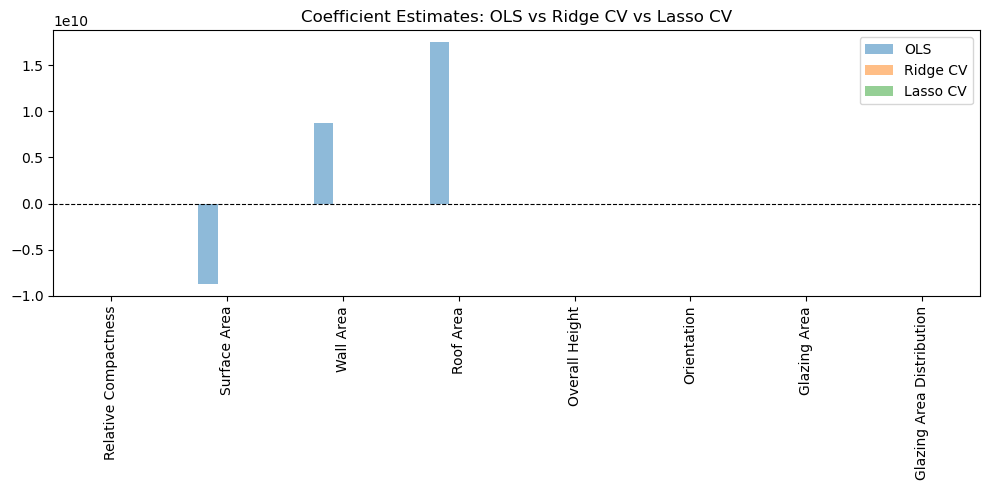
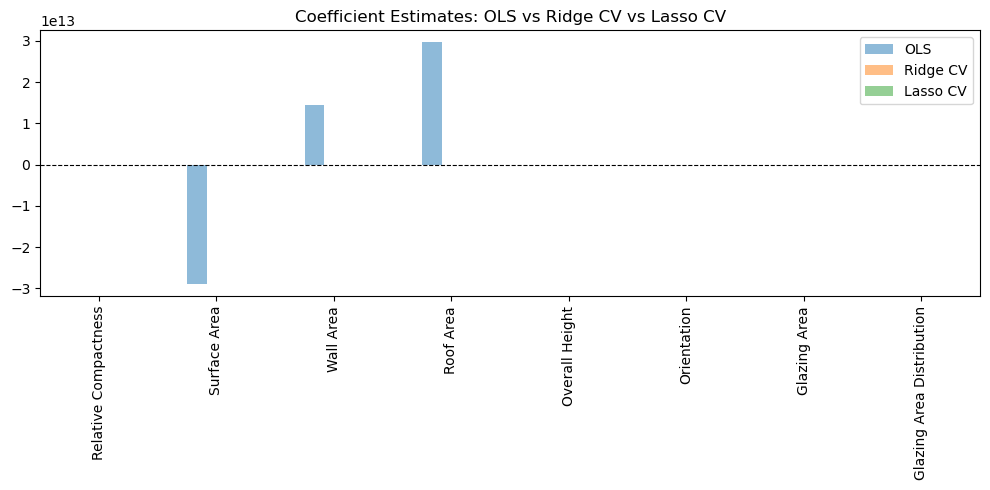
Unified diff of the notebook cell whose output changed from the first chart to the second:
--- before
+++ after
@@ -1,11 +1,13 @@
+
+# Fit scaled OLS just for the bar plot
+ols_scaled = LinearRegression()
+ols_scaled.fit(X_train_scaled, y_train)
 
 coeffs = pd.DataFrame({
-    'OLS': ols.coef_,
+    'OLS': ols_scaled.coef_,
     'Ridge CV': ridge_cv.coef_,
     'Lasso CV': lasso_cv.coef_
 }, index=feature_names)
-
-
-coeffs.plot.bar(figsize=(10, 5), alpha = 0.5)
+coeffs.plot.bar(figsize=(10, 5), alpha=0.5)
 plt.title('Coefficient Estimates: OLS vs Ridge CV vs Lasso CV')
 plt.axhline(0, color='black', linewidth=0.8, linestyle='--')

Commit: Added missing answers